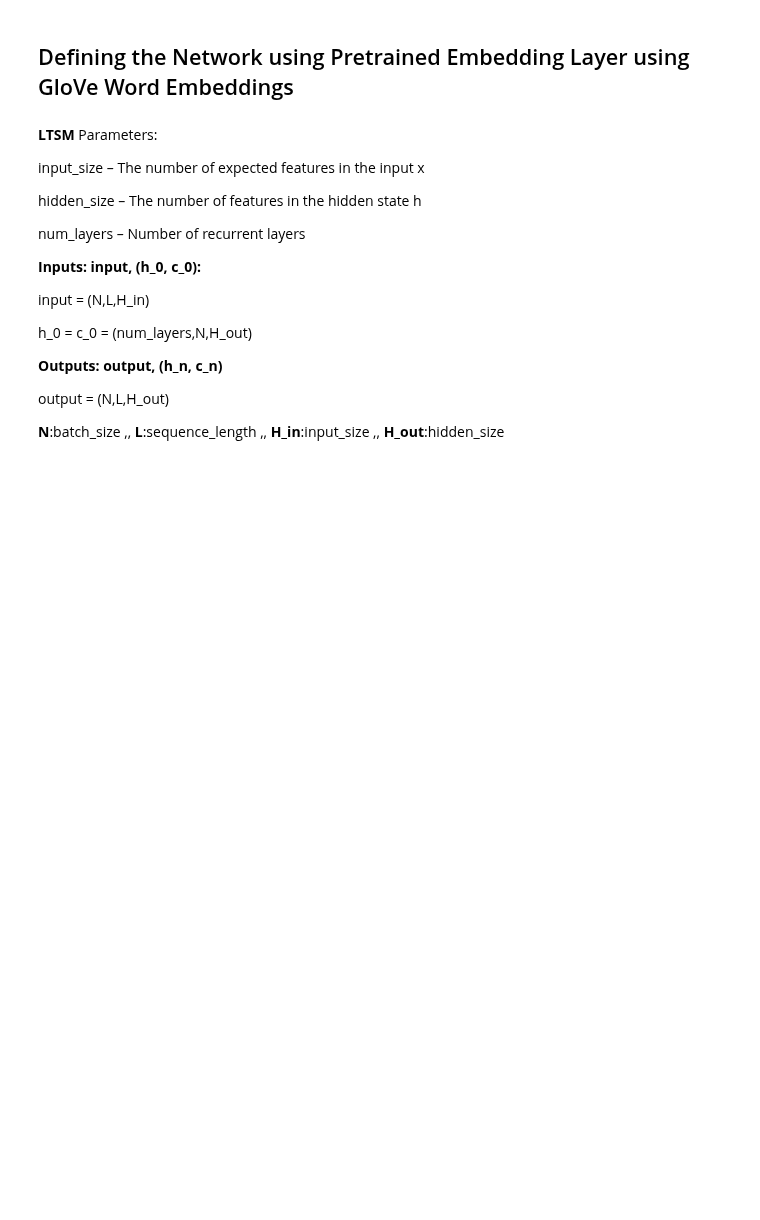
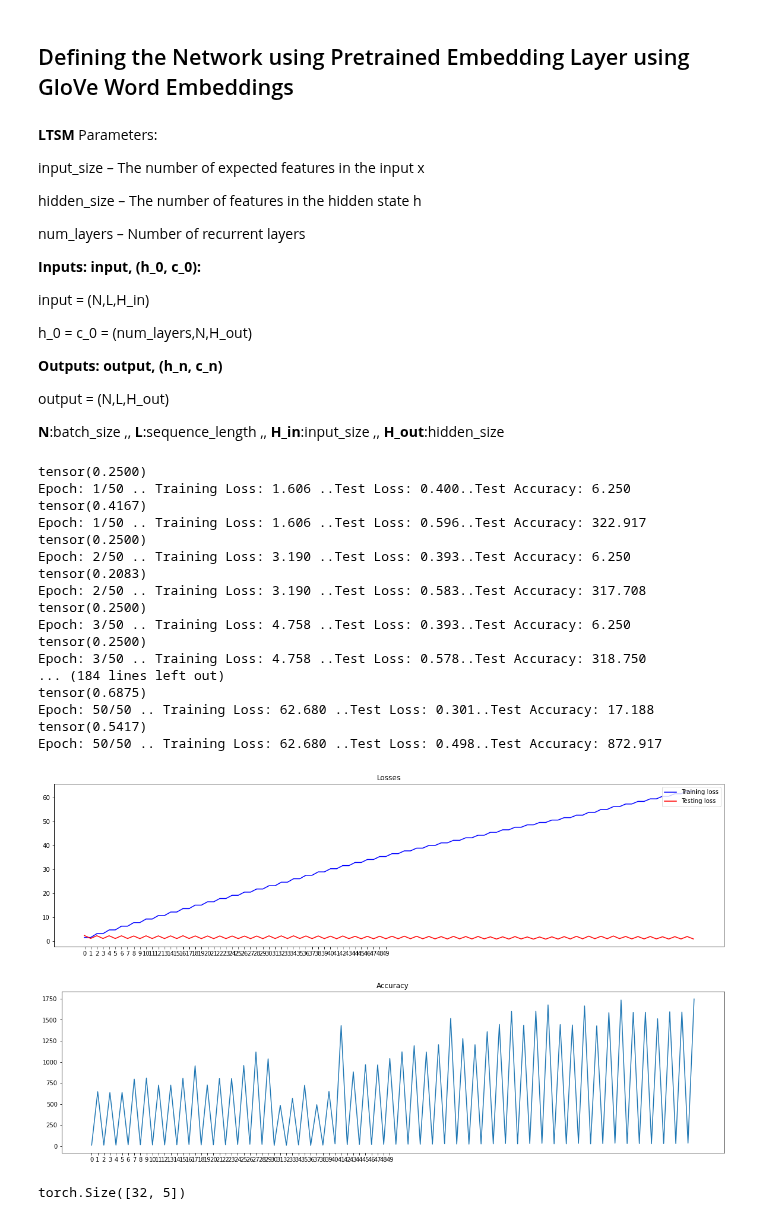
Before and after one commit to mostafa-ja/sample, a Jupyter notebook: Emojify.ipynb, the cells around one changed output. Drawn from its saved outputs; the diff is of its cells as text; code cells hidden in the pictures; blank space fills up the shorter version.

```diff
--- a/Emojify.ipynb
+++ b/Emojify.ipynb
@@ -422,14 +422,13 @@ class NN(nn.Module):
       #print ('LSTM layer output ', lstm_out)
 
       # Dropout
-      lstm_out = F.dropout(lstm_out, 0.5)
-
+      lstm_out = torch.dropout(lstm_out, 0.5,train=True)
       fc_out = self.fc(lstm_out)
       #print ('FC layer output shape', fc_out.shape)
       #print ('FC layer output ', fc_out)
 
       out = fc_out
-      out = F.softmax(out, dim=1)
+      out = torch.softmax(out, dim=1)
       #print ('Output layer output shape', out.shape)
       #print ('Output layer output ', out)
       return out
@@ -447,7 +446,7 @@ hidden_dim=128
 output_size=5
 batch_size = 32
 
-model = NN(embedding, embedding_dim, hidden_dim, vocab_size, output_size, batch_size)
+model = NN(embedding, embedding_dim, hidden_dim, vocab_size, output_size, batch_size).to(device)
 criterion = nn.CrossEntropyLoss()
 optimizer = optim.Adam(model.parameters(), lr=0.002)
 epochs = 50
@@ -459,0 +517,22 @@ test_loader = torch.utils.data.DataLoader(test_dataset,batch_size,)
+# %%
+train(model, train_loader, criterion, optimizer, epochs)
+# %% [output]
+tensor(0.2500)
+Epoch: 1/50 .. Training Loss: 1.606 ..Test Loss: 0.400..Test Accuracy: 6.250
+tensor(0.4167)
+Epoch: 1/50 .. Training Loss: 1.606 ..Test Loss: 0.596..Test Accuracy: 322.917
+tensor(0.2500)
+Epoch: 2/50 .. Training Loss: 3.190 ..Test Loss: 0.393..Test Accuracy: 6.250
+tensor(0.2083)
+Epoch: 2/50 .. Training Loss: 3.190 ..Test Loss: 0.583..Test Accuracy: 317.708
+tensor(0.2500)
+Epoch: 3/50 .. Training Loss: 4.758 ..Test Loss: 0.393..Test Accuracy: 6.250
+tensor(0.2500)
+Epoch: 3/50 .. Training Loss: 4.758 ..Test Loss: 0.578..Test Accuracy: 318.750
+... (184 lines left out)
+tensor(0.6875)
+Epoch: 50/50 .. Training Loss: 62.680 ..Test Loss: 0.301..Test Accuracy: 17.188
+tensor(0.5417)
+Epoch: 50/50 .. Training Loss: 62.680 ..Test Loss: 0.498..Test Accuracy: 872.917
+[figure, added]
+[figure, added]
@@ -459,0 +541,4 @@ test_loader = torch.utils.data.DataLoader(test_dataset,batch_size,)
+# %%
+labels.shape
+# %% [output]
+torch.Size([32, 5])
```
Also changed, not shown: parts of 8 cells of this notebook.
